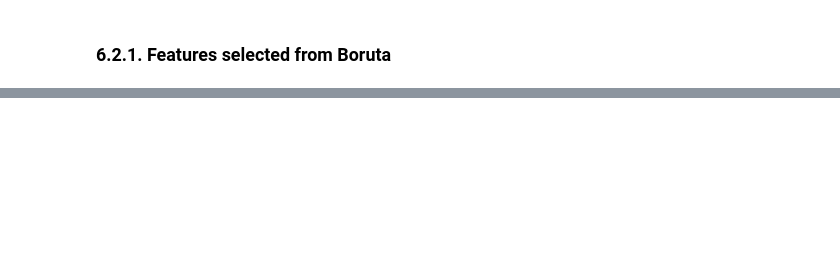
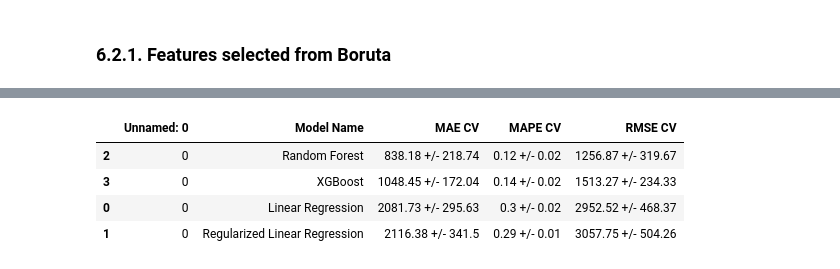
Before and after one commit to eduardoffonseca/Rossman-Store-Sales, a Jupyter notebook: rossmann_store_sales_prediction.ipynb, the cells around one changed output, grey strips where cells are left out. Drawn from its saved outputs; the diff is of its cells as text; code cells hidden in the pictures; blank space fills up the shorter version.

```diff
--- a/rossmann_store_sales_prediction.ipynb
+++ b/rossmann_store_sales_prediction.ipynb
@@ -989,0 +1277,9 @@ cols_not_selected_boruta = list(np.setdiff1d(X_train_fs,columns, cols_selected_b
+# %%
+modelling_result_cv = pd.read_csv('Data/modelling_result_cv.csv')
+modelling_result_cv.sort_values(by = 'RMSE CV')
+# %% [output]
+|  | Unnamed: 0 | Model Name | MAE CV | MAPE CV | RMSE CV |
+| 2 | 0 | Random Forest | 838.18 +/- 218.74 | 0.12 +/- 0.02 | 1256.87 +/- 319.67 |
+| 3 | 0 | XGBoost | 1048.45 +/- 172.04 | 0.14 +/- 0.02 | 1513.27 +/- 234.33 |
+| 0 | 0 | Linear Regression | 2081.73 +/- 295.63 | 0.3 +/- 0.02 | 2952.52 +/- 468.37 |
+| 1 | 0 | Regularized Linear Regression | 2116.38 +/- 341.5 | 0.29 +/- 0.01 | 3057.75 +/- 504.26 |
```
Also changed, not shown: parts of 40 cells of this notebook.
